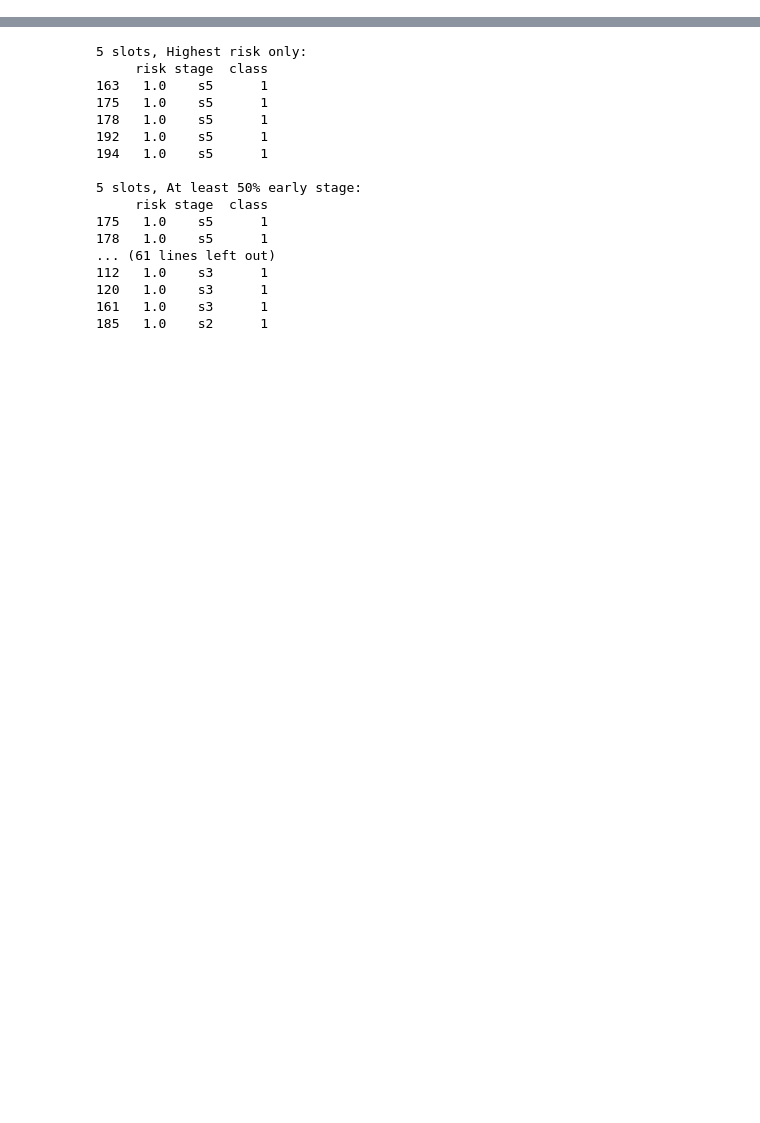
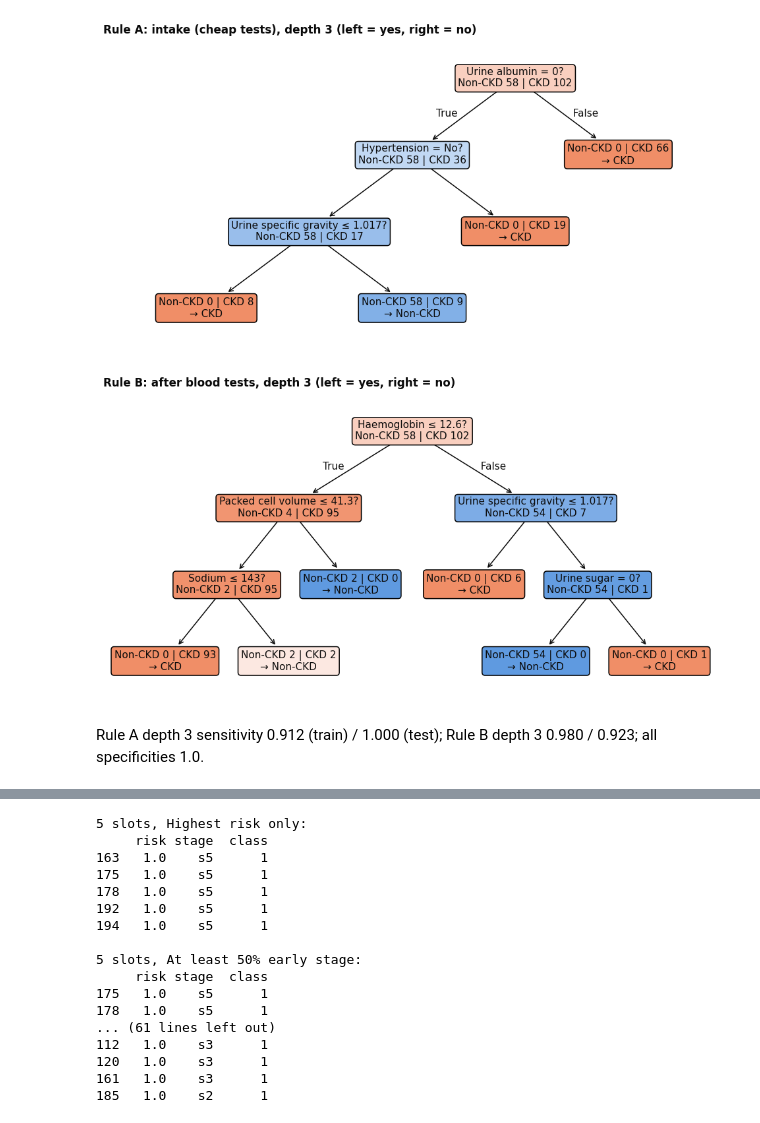
Before and after one commit to mhoyor/ckd-risk-app, a Jupyter notebook: notebooks/04_prescriptive.ipynb, the cells around one changed output, grey strips where cells are left out. Cells and saved outputs as stored; diff of their text form; code cells hidden in the pictures; blank space fills up the shorter version.

```diff
--- a/notebooks/04_prescriptive.ipynb
+++ b/notebooks/04_prescriptive.ipynb
@@ -246,0 +214,9 @@ The selected patients for each number of slots (row number in the dataset, risk,
+# %%
+rows = []
+for step, model, cols, t in [("Step 1: cheap-test model", cheap_model, CHEAP, SCREEN_T),
+                             ("Step 2: full model", full_model, FEATURES, REFER_T),
+                             ("Step 2 at Pasanka's 0.80", full_model, FEATURES, 0.80)]:
+    se, sp, tp, fn, fp, tn = sens_spec(y_test, (model.predict_proba(test[cols])[:, 1] >= t).astype(int))
+    rows.append({"Step": step, "Threshold": t, "CKD caught": f"{tp} of {tp + fn}",
+                 "Healthy flagged": f"{fp} of {fp + tn}", "Sensitivity": round(se, 3), "Specificity": round(sp, 3)})
+pd.DataFrame(rows).set_index("Step")
@@ -246,0 +255,13 @@ The selected patients for each number of slots (row number in the dataset, risk,
+# %%
+trees, rows = {}, []
+for rule, cols in [("A: intake (cheap tests)", CHEAP), ("B: after blood tests", FEATURES)]:
+    for depth in (2, 3):
+        tree = DecisionTreeClassifier(max_depth=depth, random_state=42).fit(train[cols], y_train)
+        trees[(rule, depth)] = (tree, cols)
+        row = {"Rule": rule, "Depth": depth}
+        for name, data, yy in [("train", train, y_train), ("test", test, y_test)]:
+            se, sp, *_ = sens_spec(yy, tree.predict(data[cols]))
+            row[f"Sensitivity ({name})"] = round(se, 3)
+            row[f"Specificity ({name})"] = round(sp, 3)
+        rows.append(row)
+pd.DataFrame(rows).set_index(["Rule", "Depth"])
@@ -246,0 +275,5 @@ The selected patients for each number of slots (row number in the dataset, risk,
+# %%
+for rule in ["A: intake (cheap tests)", "B: after blood tests"]:
+    tree, cols = trees[(rule, 3)]
+    print(f"Rule {rule}, depth 3 (codes as in the data):")
+    print(export_text(tree, feature_names=cols))
@@ -246,0 +298,14 @@ The selected patients for each number of slots (row number in the dataset, risk,
+# %%
+for rule, file in [("A: intake (cheap tests)", "presc_rule_A_intake.png"),
+                   ("B: after blood tests", "presc_rule_B_bloodtests.png")]:
+    tree, cols = trees[(rule, 3)]
+    fig, ax = plt.subplots(figsize=(11, 5.5))
+    plot_readable_tree(ax, tree, cols, raw=raw, names=NAMES, fontsize=10)
+    ax.set_title(f"Rule {rule}, depth 3 (left = yes, right = no)")
+    fig.savefig(f"figures/{file}")
+    plt.show()
+# %% [output]
+[figure, added]
+[figure, added]
+# %% [markdown]
+Rule A depth 3 sensitivity 0.912 (train) / 1.000 (test); Rule B depth 3 0.980 / 0.923; all specificities 1.0.
```
Also changed, not shown: parts of 69 cells of this notebook.
